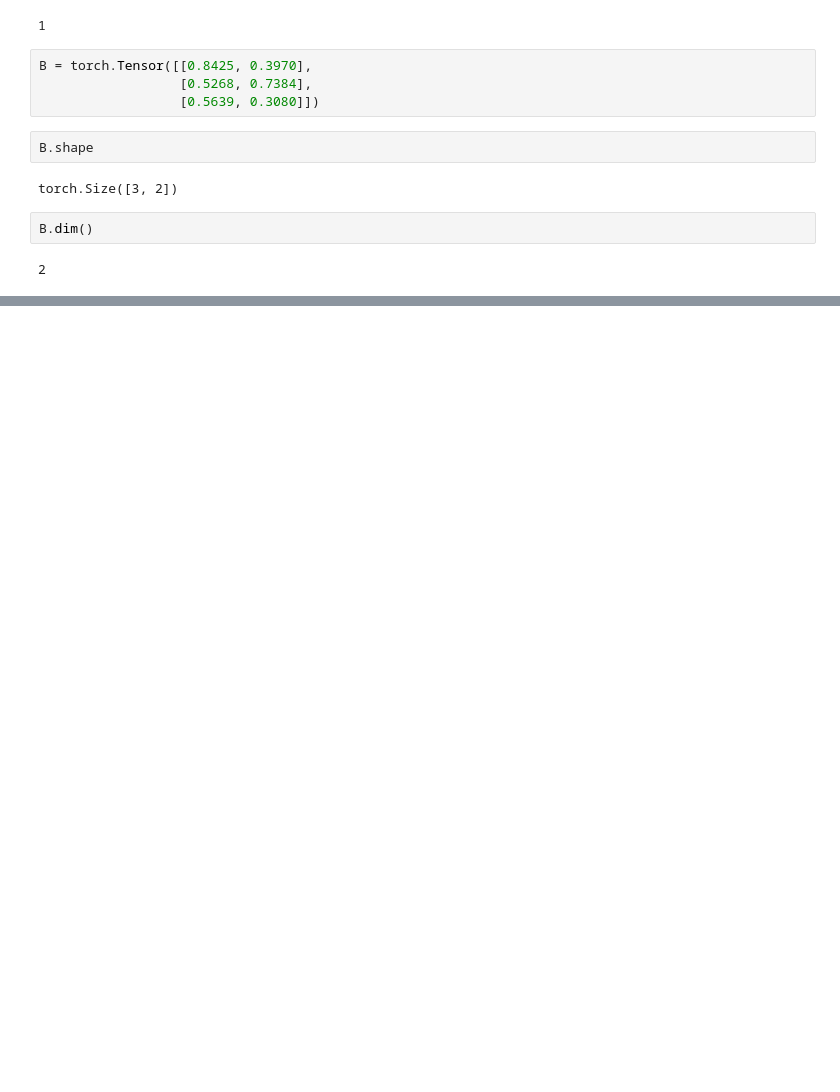
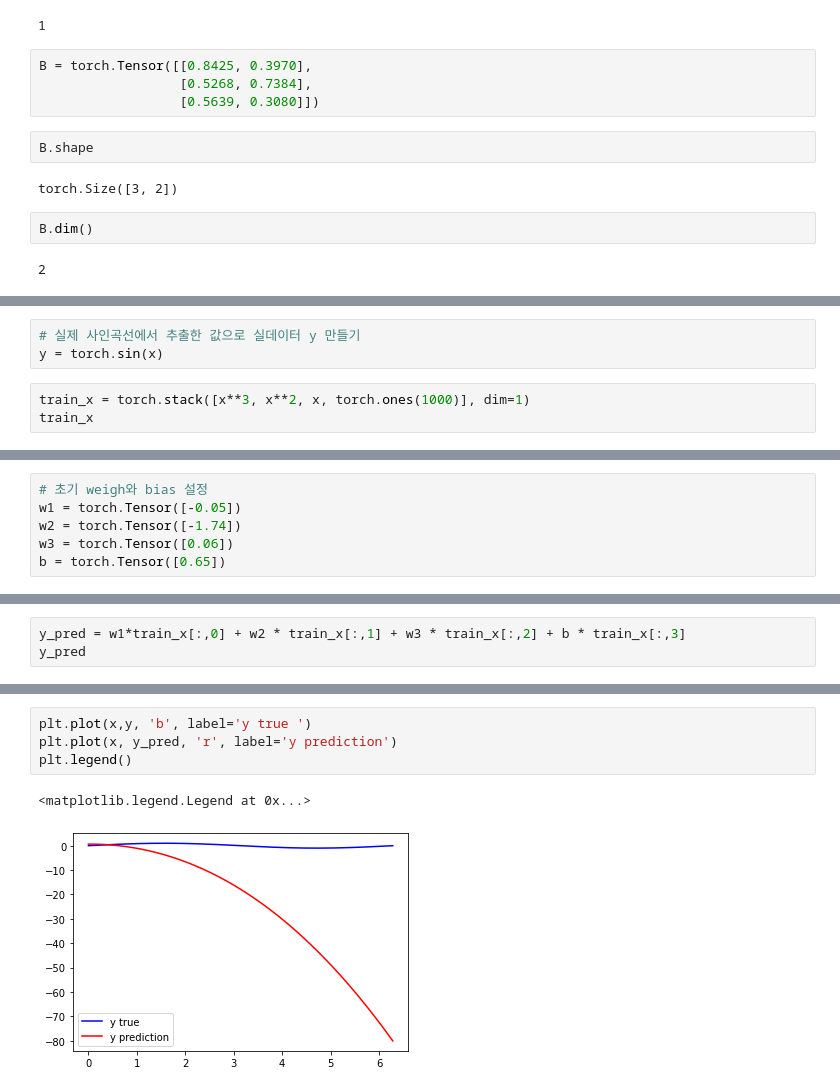
Before and after one commit to ehgur062300/Machine-Learning-Deep-Learning, a Jupyter notebook: 머신러닝_및_딥러닝_실무.ipynb, the cells around one changed output, grey strips where cells are left out. Cells and saved outputs as stored; diff of their text form; blank space fills up the shorter version.

```diff
--- a/머신러닝_및_딥러닝_실무.ipynb
+++ b/머신러닝_및_딥러닝_실무.ipynb
@@ -40,0 +52,6 @@ B.dim()
+# %%
+# 실제 사인곡선에서 추출한 값으로 실데이터 y 만들기
+y = torch.sin(x)
+# %%
+train_x = torch.stack([x**3, x**2, x, torch.ones(1000)], dim=1)
+train_x
@@ -40,0 +72,6 @@ B.dim()
+# %%
+# 초기 weigh와 bias 설정
+w1 = torch.Tensor([-0.05])
+w2 = torch.Tensor([-1.74])
+w3 = torch.Tensor([0.06])
+b = torch.Tensor([0.65])
@@ -40,0 +83,3 @@ B.dim()
+# %%
+y_pred = w1*train_x[:,0] + w2 * train_x[:,1] + w3 * train_x[:,2] + b * train_x[:,3]
+y_pred
@@ -40,0 +104,7 @@ B.dim()
+# %%
+plt.plot(x,y, 'b', label='y true ')
+plt.plot(x, y_pred, 'r', label='y prediction')
+plt.legend()
+# %% [output]
+<matplotlib.legend.Legend at 0x...>
+[figure, added]
```
Also changed, not shown: parts of 10 cells of this notebook.
